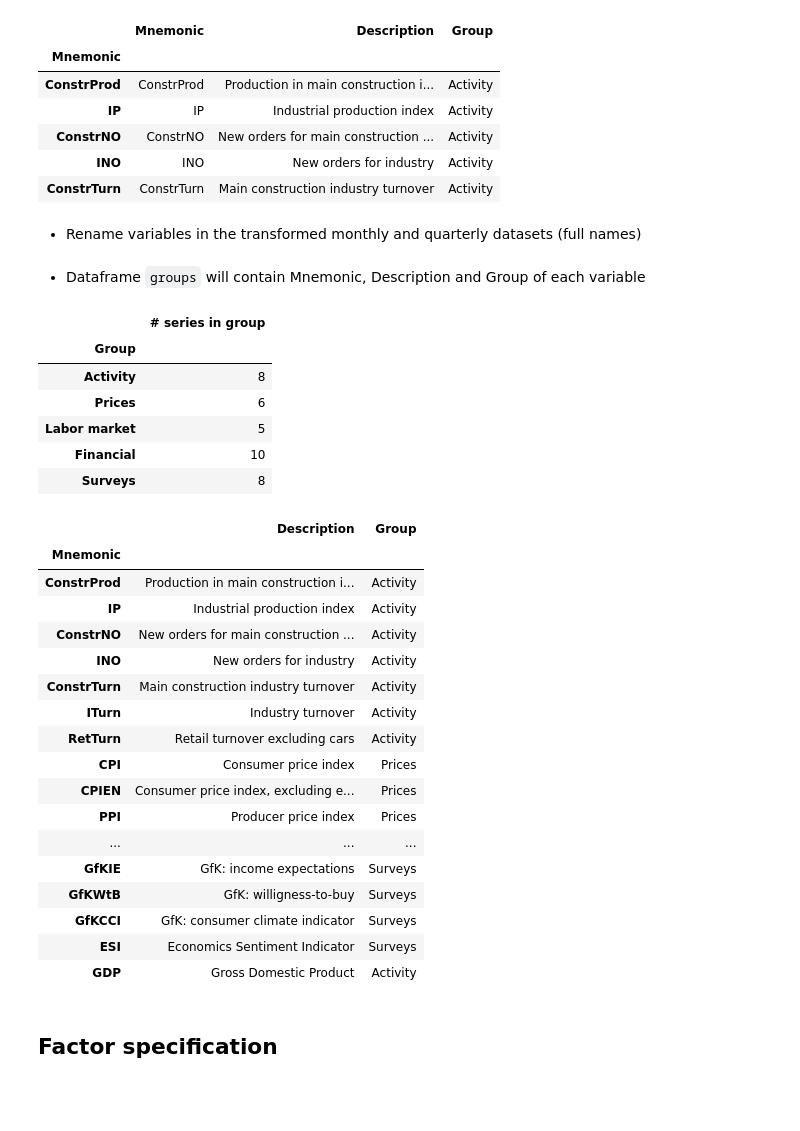
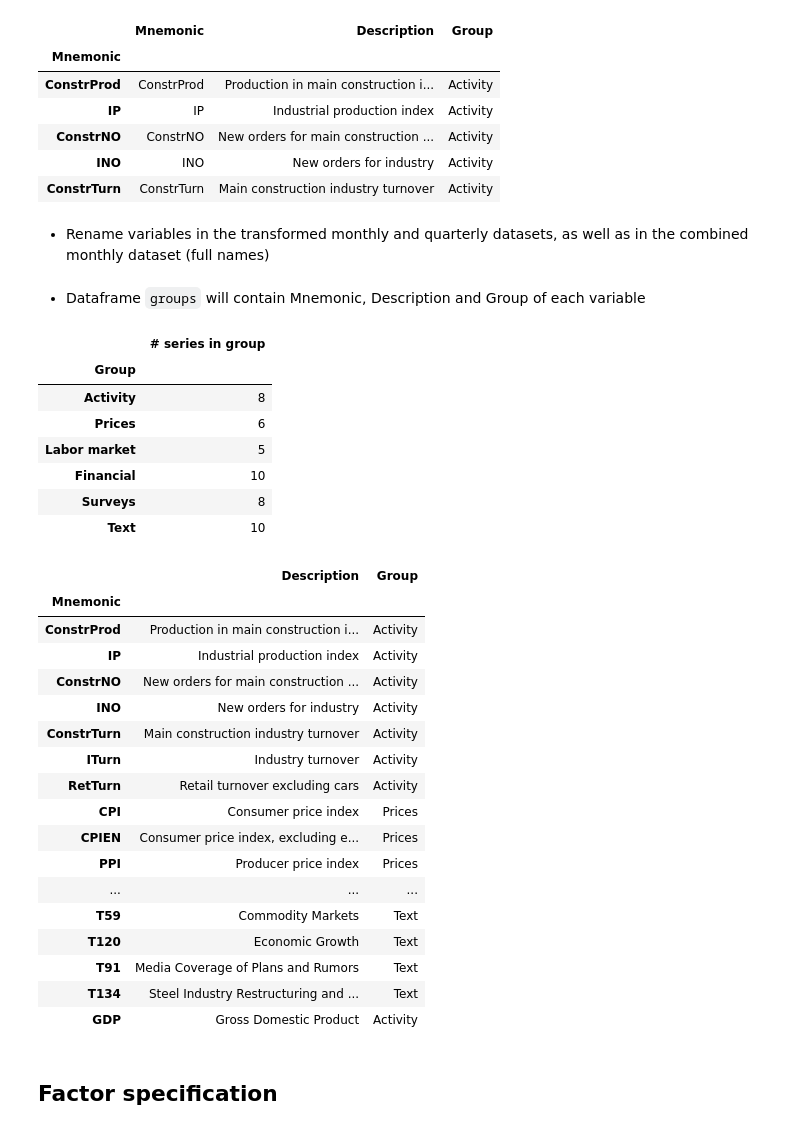
Before and after one commit to MashenkaOkuneva/nowcasting_with_text, a Jupyter notebook: dfm/Nowcasting_with_DFM.ipynb, the cells around one changed output. Saved outputs shown, nothing was run; the diff lists cells and outputs as text; code cells hidden in the pictures; blank space fills up the shorter version.

```diff
--- a/dfm/Nowcasting_with_DFM.ipynb
+++ b/dfm/Nowcasting_with_DFM.ipynb
@@ -101,3 +126,21 @@ For vintage 2008-01-01, there are 36 series and 204 observations, over the perio
+# %%
+# Parameters for the text file
+text_type = "topics"           # could also be "topics_BPW" or "topics_uncertainty"
+estimation_period = "2007"     # topics estimated on data <=2007, could also be "2018"
+num_topics = "200"             # number of topics, could also be "100"
+source = "all"                 # "all", "dpa", "hb", "sz", or "welt"
+
+# Loop over each vintage and load the corresponding text data
+for date in ['2008-01-01', '2008-01-16', '2008-02-01', '2008-02-16', '2008-03-01', '2008-03-16', '2008-04-01']:
+    # Load text data for each vintage
+    text_obj = load_text_data(date, q_var=q_var,
+                              text_type=text_type,
+                              estimation_period=estimation_period,
+                              num_topics=num_topics,
+                              source = source)
+
+    # Merge the monthly economic data (dta_m) with the text data
+    dta[date].combined = dta[date].dta_m.merge(text_obj.dta_text, left_index=True, right_index=True, how='outer')
 # %% [markdown]
 * Effect of transformations on the variables (visualization)
 # %%
@@ -147,8 +190,15 @@ defn_q = pd.read_excel('../data/data_quarterly/variables_definitions.xlsx')
 defn_q = defn_q[defn_q.Mnemonic == q_var]
 defn_q.index = defn_q.Mnemonic
 
+# Load the definitions Excel file for text variables
+defn_text = pd.read_excel(f'../data/data_text/variables_definitions_{q_var}_{text_type}_{estimation_period}_{num_topics}_{source}.xlsx')
+defn_text.index = defn_text['Mnemonic']
+
+# Combine the definitions for monthly economic and text variables
+defn_combined = pd.concat([defn_m, defn_text])
+
 # Display the first few rows
-defn_m.head()
+defn_combined.head()
 # %% [output]
 |  | Mnemonic | Description | Group |
 | Mnemonic |  |  |  |
@@ -158,45 +208,48 @@ defn_m.head()
 | INO | INO | New orders for industry | Activity |
 | ConstrTurn | ConstrTurn | Main construction industry turnover | Activity |
 # %% [markdown]
-* Rename variables in the transformed monthly and quarterly datasets (full names)
+* Rename variables in the transformed monthly and quarterly datasets, as well as in the combined monthly dataset (full names)
 # %%
-# Replace the names of the columns in each monthly and quarterly dataset
+# Replace the names of the columns in each monthly and quarterly dataset, as well as in the combined dataset
 map_m = defn_m['Description'].to_dict()
 map_q = defn_q['Description'].to_dict()
+map_combined = defn_combined['Description'].to_dict()
 for date, value in dta.items():
     value.orig_m.columns = value.orig_m.columns.map(map_m)
     value.dta_m.columns = value.dta_m.columns.map(map_m)
     value.orig_q.columns = value.orig_q.columns.map(map_q)
     value.dta_q.columns = value.dta_q.columns.map(map_q)
+    value.combined.columns = value.combined.columns.map(map_combined)
 # %% [markdown]
 * Dataframe `groups` will contain Mnemonic, Description and Group of each variable
 # %%
 # Get the mapping of variable mnemonic to group name, for monthly variables
-groups = defn_m[['Description', 'Group']].copy()
+groups = defn_combined[['Description', 'Group']].copy()
 
 # Re-order the variables according to the definition file
 # (which is ordered by group)
-columns = [name for name in defn_m['Description']
-           if name in dta['2008-01-01'].dta_m.columns]
+columns = [name for name in defn_combined['Description']
+           if name in dta['2008-01-01'].combined.columns]
 for date in dta.keys():
-    dta[date].dta_m = dta[date].dta_m.reindex(columns, axis=1)
+    dta[date].combined = dta[date].combined.reindex(columns, axis=1)
 
 # Add our quarterly variable into the "Activity" group
 q_var_description = defn_q.loc[q_var, 'Description']
 groups.loc[q_var] = {'Description': q_var_description, 'Group': 'Activity'}
 
 # Display the number of variables in each group
 (groups.groupby('Group', sort=False)
        .count()
        .rename({'Description': '# series in group'}, axis=1))
 # %% [output]
 |  | # series in group |
 | Group |  |
 | Activity | 8 |
 | Prices | 6 |
 | Labor market | 5 |
 | Financial | 10 |
 | Surveys | 8 |
+| Text | 10 |
 # %%
 groups
 # %% [output]
@@ -213,10 +266,10 @@ groups
 | CPIEN | Consumer price index, excluding e... | Prices |
 | PPI | Producer price index | Prices |
 | ... | ... | ... |
-| GfKIE | GfK: income expectations | Surveys |
-| GfKWtB | GfK: willigness-to-buy | Surveys |
-| GfKCCI | GfK: consumer climate indicator | Surveys |
-| ESI | Economics Sentiment Indicator | Surveys |
+| T59 | Commodity Markets | Text |
+| T120 | Economic Growth | Text |
+| T91 | Media Coverage of Plans and Rumors | Text |
+| T134 | Steel Industry Restructuring and ... | Text |
 | GDP | Gross Domestic Product | Activity |
 # %% [markdown]
 ## Factor specification
```
Also changed, not shown: parts of 37 cells of this notebook, 18 other files.
